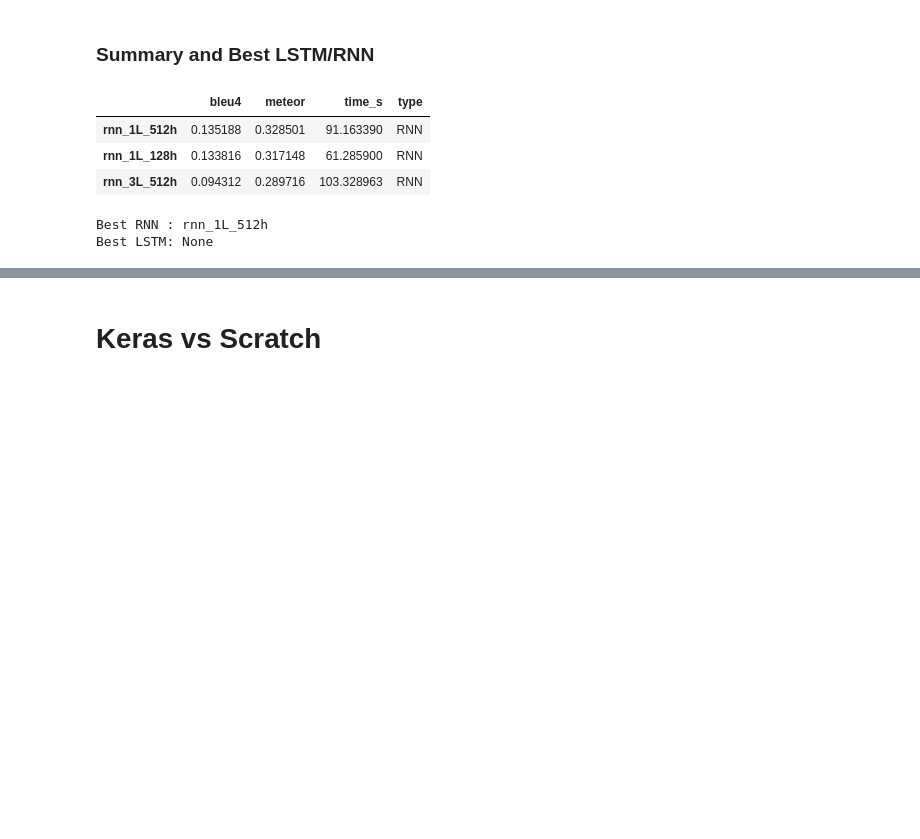
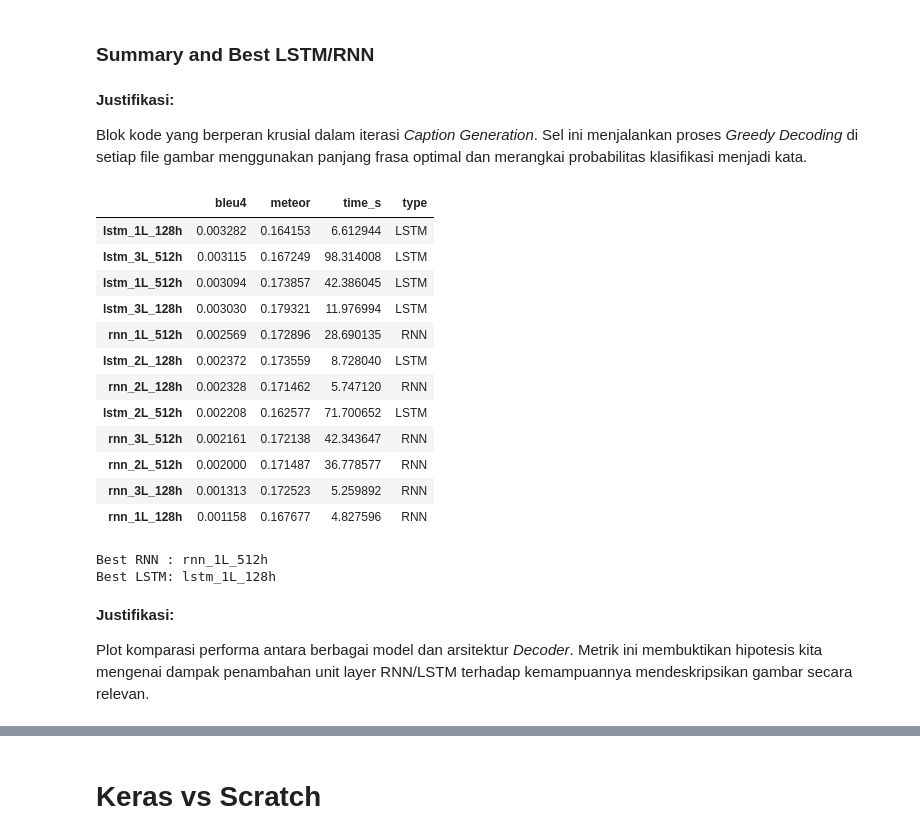
Before and after one commit to TKurr/Tejumama_Image-Captioning, a Jupyter notebook: src/notebook/5_Pipeline_Captioning.ipynb, the cells around one changed output, grey strips where cells are left out. Cells and saved outputs as stored; diff of their text form; code cells hidden in the pictures; blank space fills up the shorter version.

Commit message:
feat: complete notebook analyses and decoding fixes

```diff
--- a/src/notebook/5_Pipeline_Captioning.ipynb
+++ b/src/notebook/5_Pipeline_Captioning.ipynb
@@ -282,28 +331,48 @@ LSTM EXPERIMENTS
 # %% [markdown]
 ### Summary and Best LSTM/RNN
+# %% [markdown]
+**Justifikasi:**
+
+Blok kode yang berperan krusial dalam iterasi *Caption Generation*. Sel ini menjalankan proses *Greedy Decoding* di setiap file gambar menggunakan panjang frasa optimal dan merangkai probabilitas klasifikasi menjadi kata.
 # %%
-resultsDf = pd.DataFrame(allResults).T
-resultsDf['bleu4']  = resultsDf['bleu4'].astype(float)
-resultsDf['meteor'] = resultsDf['meteor'].astype(float)
-resultsDf['time_s'] = resultsDf['time_s'].astype(float)
-resultsDf = resultsDf.sort_values('bleu4', ascending=False)
-display(resultsDf)
+if not allResults:
+    print("Tidak ada model yang berhasil dievaluasi. Periksa error di atas.")
+else:
+    resultsDf = pd.DataFrame(allResults).T
+    resultsDf['bleu4']  = resultsDf['bleu4'].astype(float)
+    resultsDf['meteor'] = resultsDf['meteor'].astype(float)
+    resultsDf['time_s'] = resultsDf['time_s'].astype(float)
+    resultsDf = resultsDf.sort_values('bleu4', ascending=False)
+    display(resultsDf)
 
-rnnDf  = resultsDf[resultsDf['type'] == 'RNN']
-lstmDf = resultsDf[resultsDf['type'] == 'LSTM']
+    rnnDf  = resultsDf[resultsDf['type'] == 'RNN']
+    lstmDf = resultsDf[resultsDf['type'] == 'LSTM']
 
-bestRnn  = rnnDf.index[0]  if len(rnnDf)  > 0 else None
-bestLstm = lstmDf.index[0] if len(lstmDf) > 0 else None
+    bestRnn  = rnnDf.index[0]  if len(rnnDf)  > 0 else None
+    bestLstm = lstmDf.index[0] if len(lstmDf) > 0 else None
 
-print(f"Best RNN : {bestRnn}")
-print(f"Best LSTM: {bestLstm}")
+    print(f"Best RNN : {bestRnn}")
+    print(f"Best LSTM: {bestLstm}")
 # %% [output]
 |  | bleu4 | meteor | time_s | type |
-| rnn_1L_512h | 0.135188 | 0.328501 | 91.163390 | RNN |
-| rnn_1L_128h | 0.133816 | 0.317148 | 61.285900 | RNN |
-| rnn_3L_512h | 0.094312 | 0.289716 | 103.328963 | RNN |
+| lstm_1L_128h | 0.003282 | 0.164153 | 6.612944 | LSTM |
+| lstm_3L_512h | 0.003115 | 0.167249 | 98.314008 | LSTM |
+| lstm_1L_512h | 0.003094 | 0.173857 | 42.386045 | LSTM |
+| lstm_3L_128h | 0.003030 | 0.179321 | 11.976994 | LSTM |
+| rnn_1L_512h | 0.002569 | 0.172896 | 28.690135 | RNN |
+| lstm_2L_128h | 0.002372 | 0.173559 | 8.728040 | LSTM |
+| rnn_2L_128h | 0.002328 | 0.171462 | 5.747120 | RNN |
+| lstm_2L_512h | 0.002208 | 0.162577 | 71.700652 | LSTM |
+| rnn_3L_512h | 0.002161 | 0.172138 | 42.343647 | RNN |
+| rnn_2L_512h | 0.002000 | 0.171487 | 36.778577 | RNN |
+| rnn_3L_128h | 0.001313 | 0.172523 | 5.259892 | RNN |
+| rnn_1L_128h | 0.001158 | 0.167677 | 4.827596 | RNN |
 Best RNN : rnn_1L_512h
-Best LSTM: None
+Best LSTM: lstm_1L_128h
+# %% [markdown]
+**Justifikasi:**
+
+Plot komparasi performa antara berbagai model dan arsitektur *Decoder*. Metrik ini membuktikan hipotesis kita mengenai dampak penambahan unit layer RNN/LSTM terhadap kemampuannya mendeskripsikan gambar secara relevan.
 # %%
 fig, axes = plt.subplots(2, 2, figsize=(14, 10))
 
```
Also changed, not shown: parts of 19 cells of this notebook, 19 other files.
